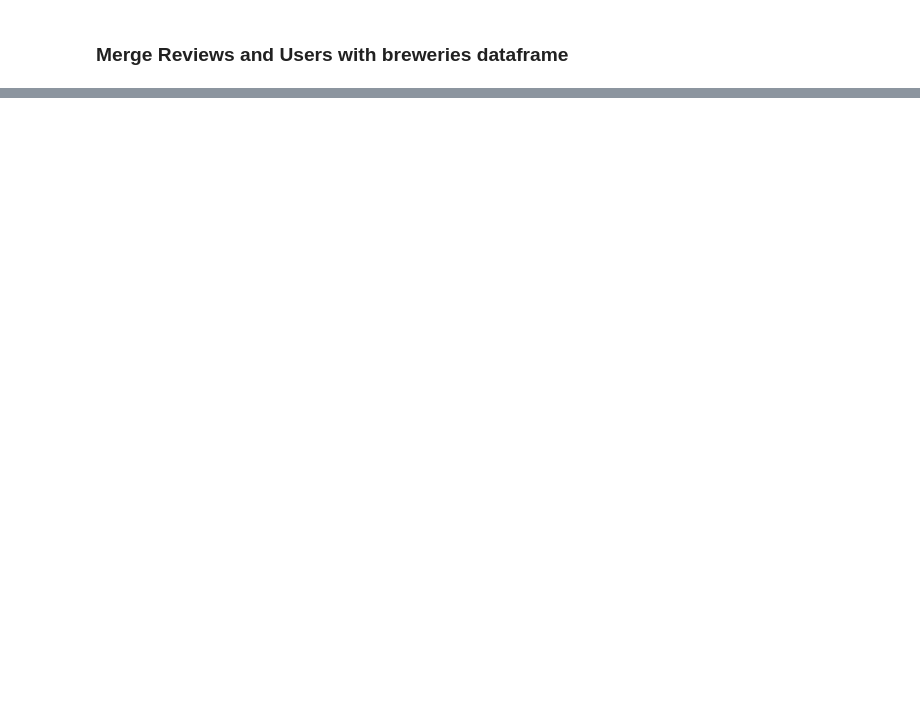
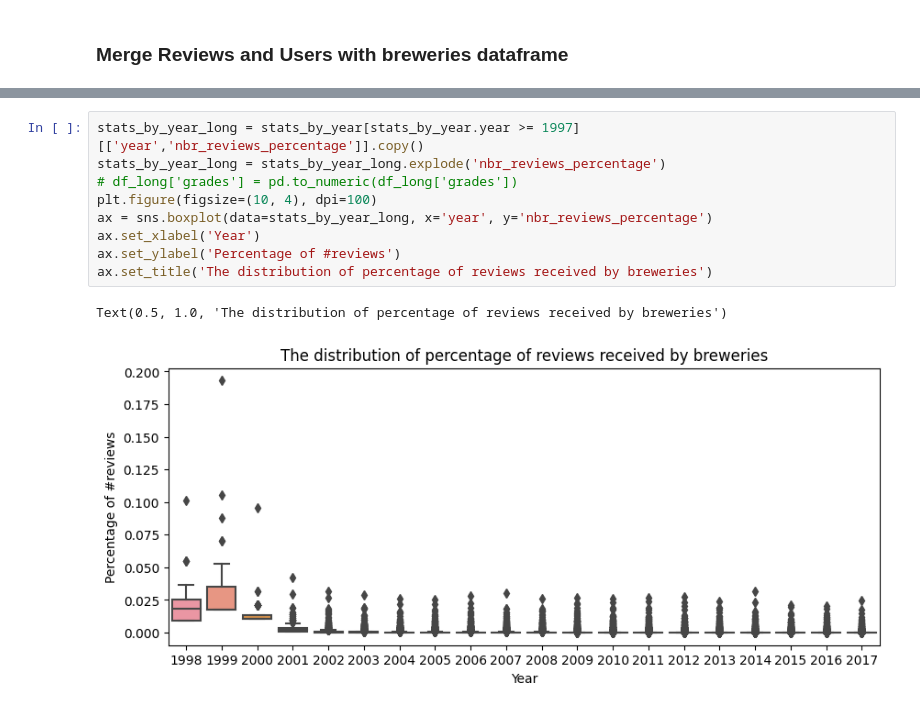
Before and after one commit to epfl-ada/ada-2023-project-todolegax, a Jupyter notebook: P2_initial_analysis.ipynb, the cells around one changed output, grey strips where cells are left out. Cells and saved outputs as stored; diff of their text form; blank space fills up the shorter version.

```diff
--- a/P2_initial_analysis.ipynb
+++ b/P2_initial_analysis.ipynb
@@ -1310,0 +1473,12 @@ dtype: int64
+# %%
+stats_by_year_long = stats_by_year[stats_by_year.year >= 1997][['year','nbr_reviews_percentage']].copy()
+stats_by_year_long = stats_by_year_long.explode('nbr_reviews_percentage')
+# df_long['grades'] = pd.to_numeric(df_long['grades'])
+plt.figure(figsize=(10, 4), dpi=100)
+ax = sns.boxplot(data=stats_by_year_long, x='year', y='nbr_reviews_percentage')
+ax.set_xlabel('Year')
+ax.set_ylabel('Percentage of #reviews')
+ax.set_title('The distribution of percentage of reviews received by breweries')
+# %% [output]
+Text(0.5, 1.0, 'The distribution of percentage of reviews received by breweries')
+[figure, added]
```
Also changed, not shown: parts of 25 cells of this notebook, 1 other file.
